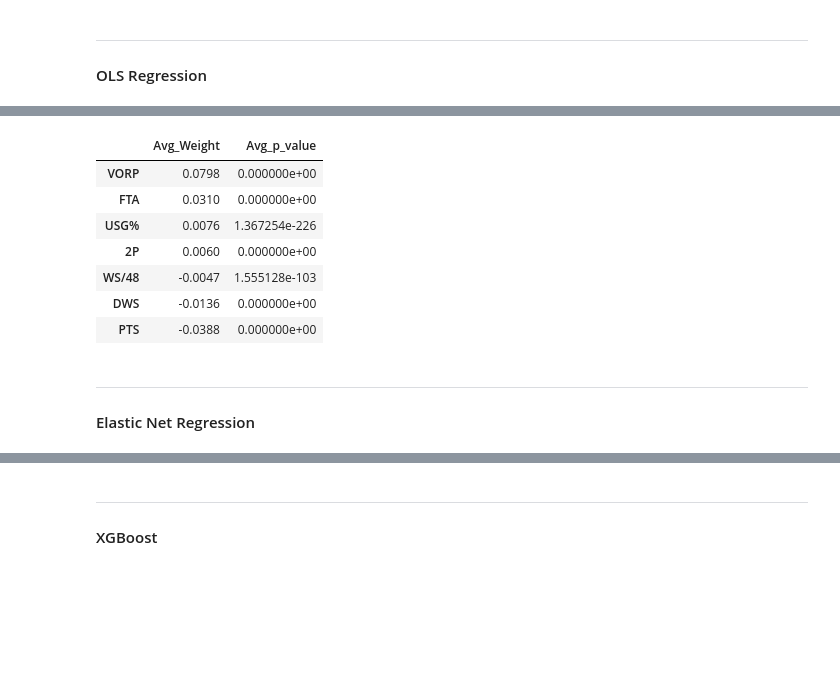
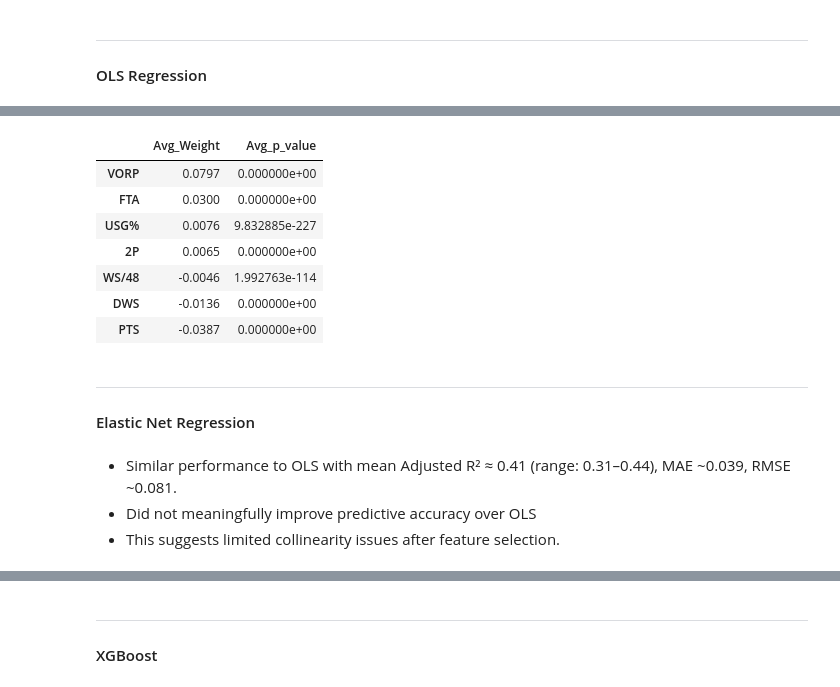
Before and after one commit to RasheedMartin/PredictingNBACareers, a Jupyter notebook: notebooks/modeling/All_NBA_Vote_Share_Modeling.ipynb, the cells around one changed output, grey strips where cells are left out. Drawn from its saved outputs; the diff is of its cells as text; code cells hidden in the pictures; blank space fills up the shorter version.

```diff
--- a/notebooks/modeling/All_NBA_Vote_Share_Modeling.ipynb
+++ b/notebooks/modeling/All_NBA_Vote_Share_Modeling.ipynb
@@ -230,23 +235,27 @@ ols_results_df
 # %%
 # P-values and weights
 ols_combined_summary = pd.DataFrame({
-    'Avg_Weight': weights_matrix.mean(axis=1).round(4),
-    'Avg_p_value': p_values_matrix.mean(axis=1)
+    'Avg_Weight': ols_weights_matrix.mean(axis=1).round(4),
+    'Avg_p_value': ols_p_values_matrix.mean(axis=1)
 }).sort_values(by='Avg_Weight', ascending=False)
 
 ols_combined_summary
 # %% [output]
 |  | Avg_Weight | Avg_p_value |
-| VORP | 0.0798 | 0.000000e+00 |
-| FTA | 0.0310 | 0.000000e+00 |
-| USG% | 0.0076 | 1.367254e-226 |
-| 2P | 0.0060 | 0.000000e+00 |
-| WS/48 | -0.0047 | 1.555128e-103 |
+| VORP | 0.0797 | 0.000000e+00 |
+| FTA | 0.0300 | 0.000000e+00 |
+| USG% | 0.0076 | 9.832885e-227 |
+| 2P | 0.0065 | 0.000000e+00 |
+| WS/48 | -0.0046 | 1.992763e-114 |
 | DWS | -0.0136 | 0.000000e+00 |
-| PTS | -0.0388 | 0.000000e+00 |
+| PTS | -0.0387 | 0.000000e+00 |
 # %% [markdown]
 ---
 #### Elastic Net Regression
+# %% [markdown]
+* Similar performance to OLS with mean Adjusted R² ≈ 0.41 (range: 0.31–0.44), MAE ~0.039, RMSE ~0.081.
+* Did not meaningfully improve predictive accuracy over OLS
+* This suggests limited collinearity issues after feature selection.
 # %%
 # Import library
 from sklearn.linear_model import ElasticNet
```
Also changed, not shown: parts of 17 cells of this notebook.
